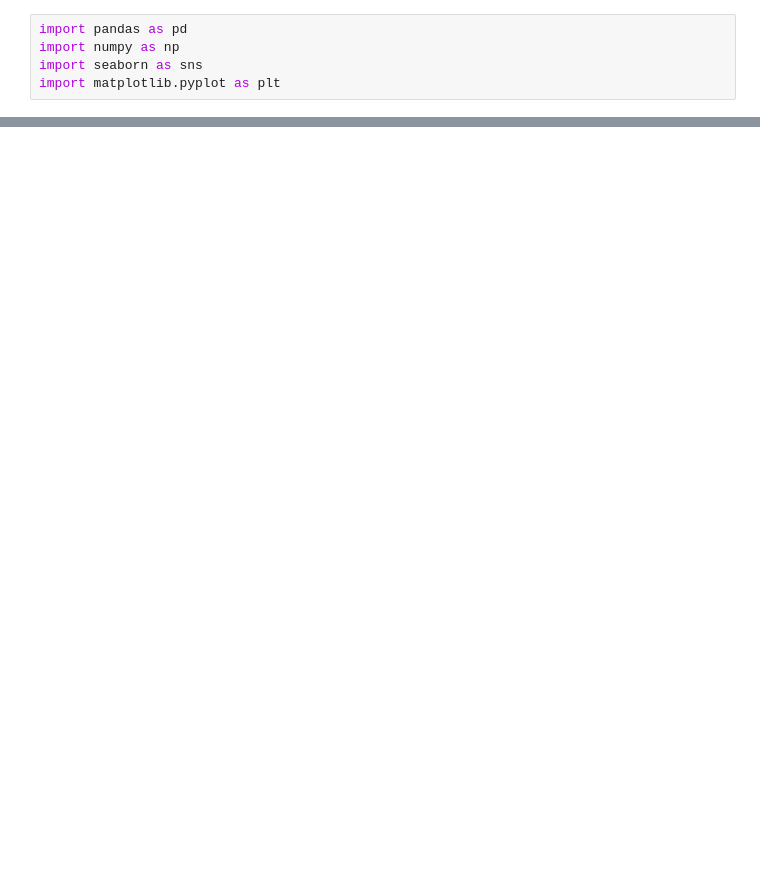
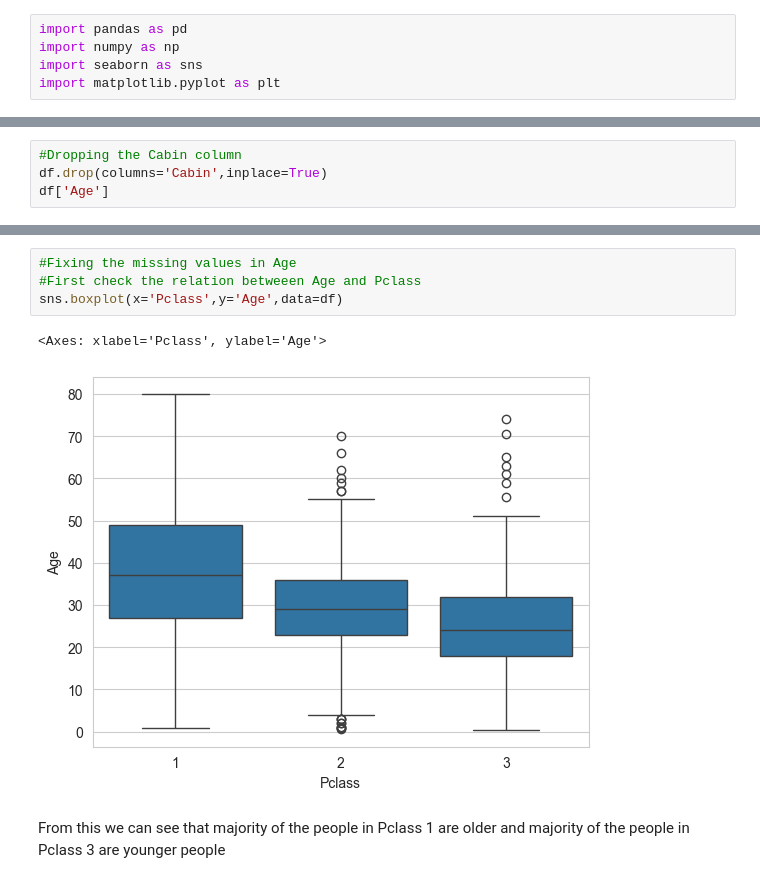
Before and after one commit to LynnSingoei/Future-interns-data-science, a Jupyter notebook: Task_1.ipynb, the cells around one changed output, grey strips where cells are left out. Saved outputs shown, nothing was run; the diff lists cells and outputs as text; blank space fills up the shorter version.

```diff
--- a/Task_1.ipynb
+++ b/Task_1.ipynb
@@ -10,0 +75,4 @@ FileNotFoundError: [Errno 2] No such file or directory: 'train.csv'
+# %%
+#Dropping the Cabin column
+df.drop(columns='Cabin',inplace=True)
+df['Age']
@@ -10,0 +92,9 @@ FileNotFoundError: [Errno 2] No such file or directory: 'train.csv'
+# %%
+#Fixing the missing values in Age
+#First check the relation betweeen Age and Pclass
+sns.boxplot(x='Pclass',y='Age',data=df)
+# %% [output]
+<Axes: xlabel='Pclass', ylabel='Age'>
+[figure, added]
+# %% [markdown]
+From this we can see that majority of the people in Pclass 1 are older and majority of the people in Pclass 3 are younger people
```
Also changed, not shown: parts of 39 cells of this notebook, 2 other files.
